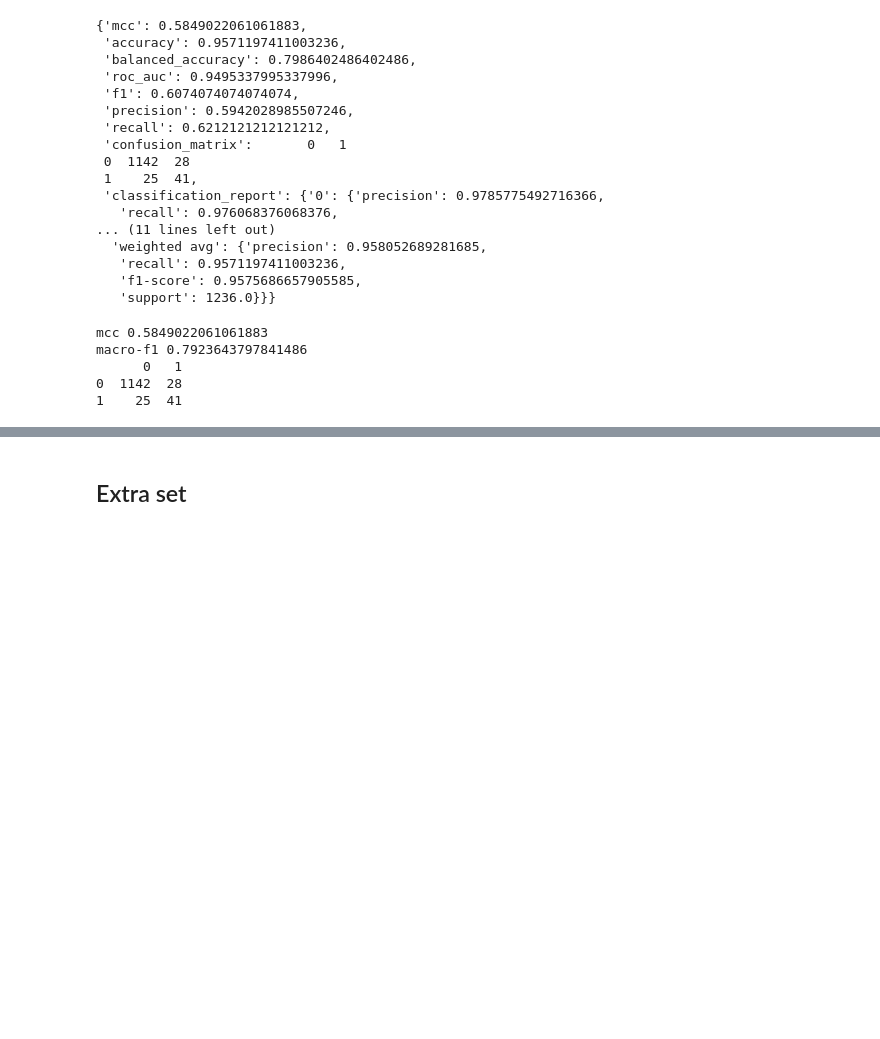
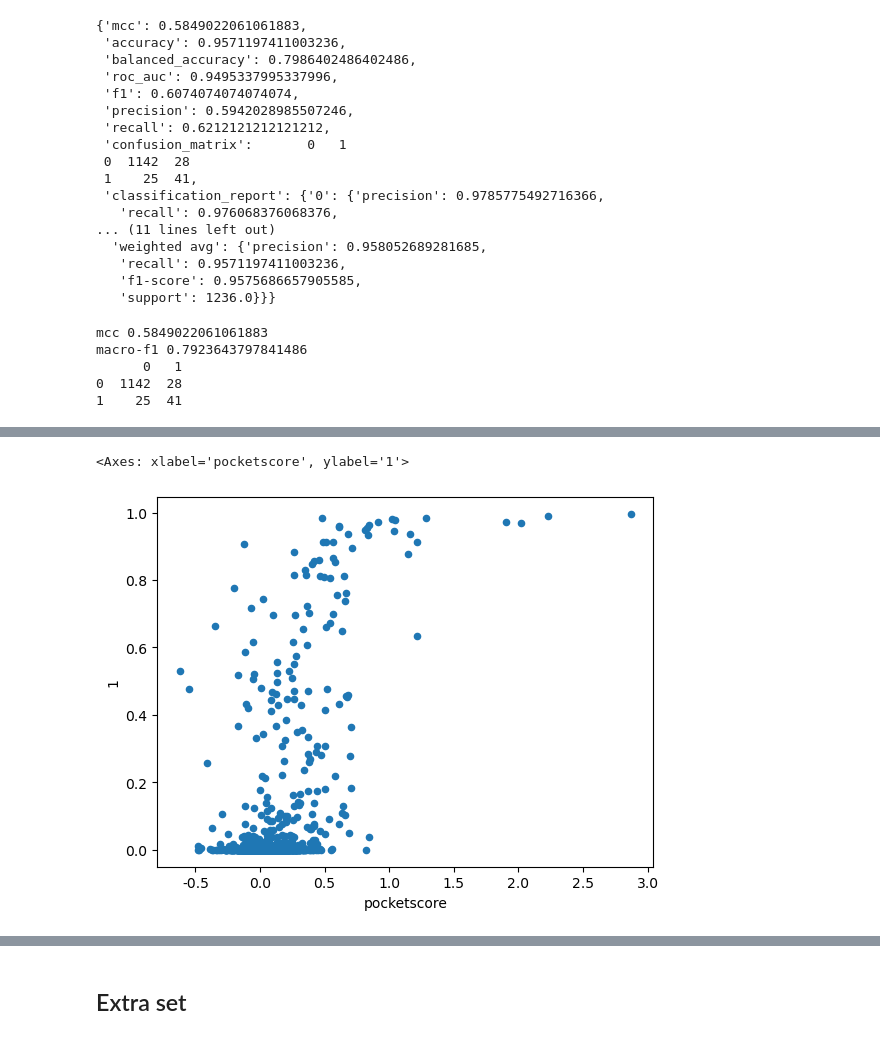
Before and after one commit to frannerin/AlloPockets, a Jupyter notebook: models/pockets_physchem.ipynb, the cells around one changed output, grey strips where cells are left out. Drawn from its saved outputs; the diff is of its cells as text; code cells hidden in the pictures; blank space fills up the shorter version.

```diff
--- a/models/pockets_physchem.ipynb
+++ b/models/pockets_physchem.ipynb
@@ -283,0 +397,15 @@ macro-f1 0.7923643797841486
+# %%
+df = (
+    fit.predict_proba(testdataset)
+    .assign(pdb=testdataset.index.map(lambda x: x.split("_")[0]))
+    .assign(pocket=testdataset.index.map(lambda x: int(x.split("_")[1].replace("pocket", ""))))
+    .assign(rank=lambda df: df.groupby("pdb")[1].rank(method="first", ascending=False).astype(int))
+    .assign(pocketscore=lambda df: df.apply(
+        lambda x: Pocket(
+            f"../training_data/3.Pockets/old_fpocket/pockets/{x['pdb']}/{x['pdb']}_out/pockets/pocket{x['pocket']}_atm.cif"
+        ).feats["Pocket Score"],
+        axis=1
+    ))
+)
+
+df
@@ -283,0 +430,7 @@ macro-f1 0.7923643797841486
+# %%
+(
+    df.plot.scatter("pocketscore", 1)
+)
+# %% [output]
+<Axes: xlabel='pocketscore', ylabel='1'>
+[figure, added]
```
Also changed, not shown: parts of 17 cells of this notebook, 35 other files.
